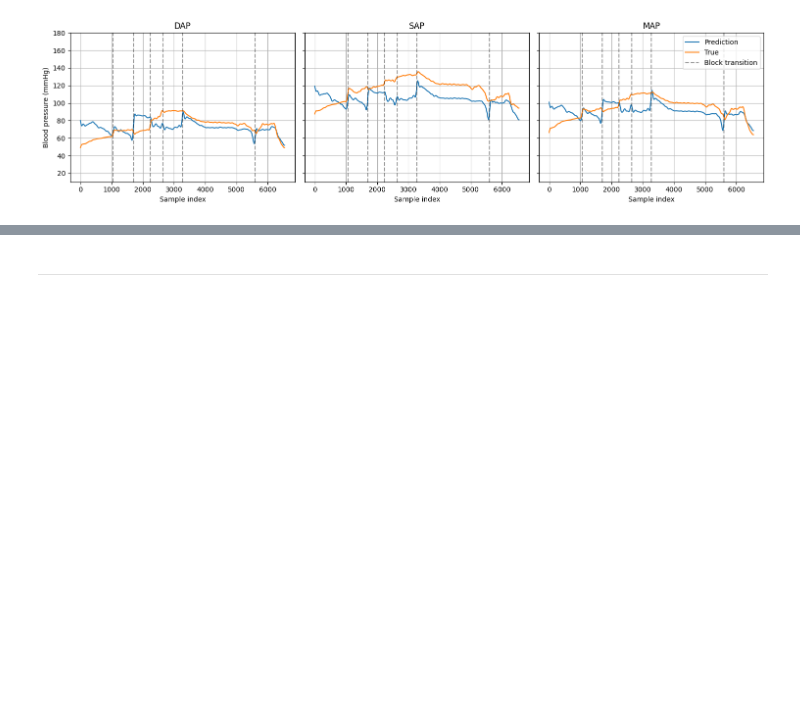
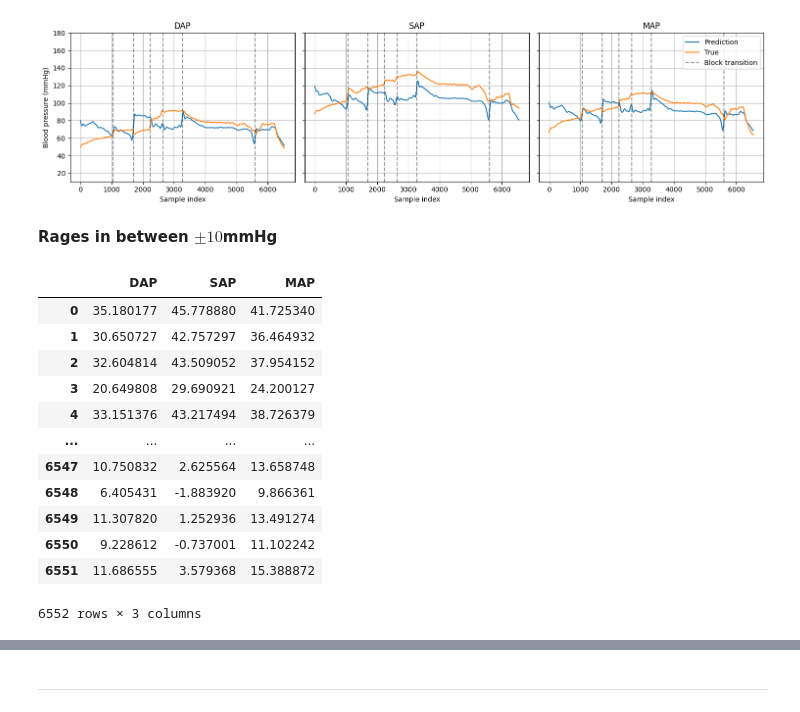
Before and after one commit to EITLabworks/In-Vivo-Data-Driven-Aortic-Pressure-Estimation-from-EIT, a Jupyter notebook: mapper.ipynb, the cells around one changed output, grey strips where cells are left out. Cells and saved outputs as stored; diff of their text form; code cells hidden in the pictures; blank space fills up the shorter version.

```diff
--- a/mapper.ipynb
+++ b/mapper.ipynb
@@ -542,3 +554,5 @@ plt.tight_layout()
 plt.show()
 # %% [output]
 [figure]
+# %% [markdown]
+**Rages in between $\pm10$mmHg**
@@ -544,0 +565,16 @@ plt.show()
+# %%
+DF_err
+# %% [output]
+|  | DAP | SAP | MAP |
+| 0 | 35.180177 | 45.778880 | 41.725340 |
+| 1 | 30.650727 | 42.757297 | 36.464932 |
+| 2 | 32.604814 | 43.509052 | 37.954152 |
+| 3 | 20.649808 | 29.690921 | 24.200127 |
+| 4 | 33.151376 | 43.217494 | 38.726379 |
+| ... | ... | ... | ... |
+| 6547 | 10.750832 | 2.625564 | 13.658748 |
+| 6548 | 6.405431 | -1.883920 | 9.866361 |
+| 6549 | 11.307820 | 1.252936 | 13.491274 |
+| 6550 | 9.228612 | -0.737001 | 11.102242 |
+| 6551 | 11.686555 | 3.579368 | 15.388872 |
+6552 rows × 3 columns
```
Also changed, not shown: parts of 9 cells of this notebook.
